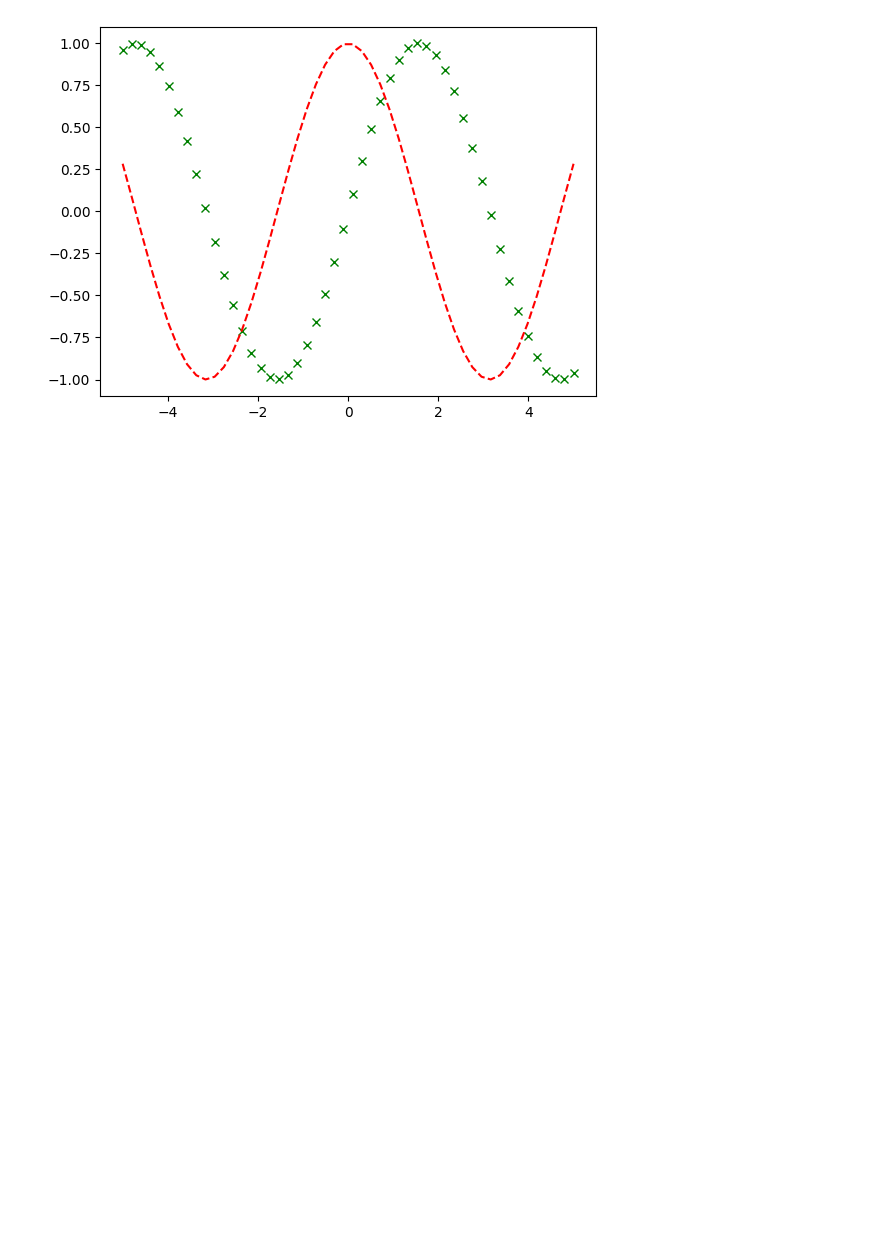
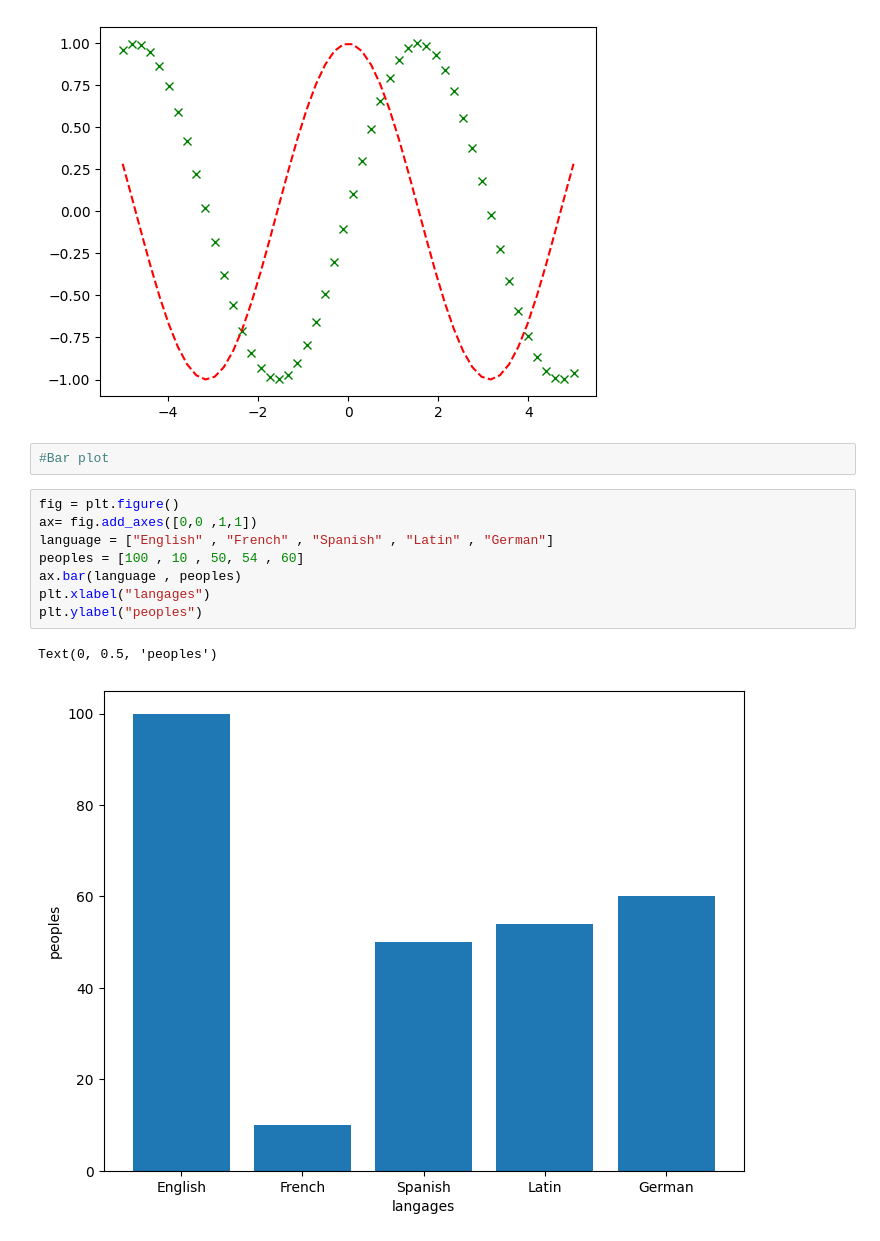
Before and after one commit to dilancodecircle-star/ML-projects-, a Jupyter notebook: matplotlib/tutorial.ipynb, the cells around one changed output. Drawn from its saved outputs; the diff is of its cells as text; blank space fills up the shorter version.

Commit message:
plot barchart

```diff
--- a/matplotlib/tutorial.ipynb
+++ b/matplotlib/tutorial.ipynb
@@ -127,3 +127,16 @@ plt.plot(x , np.cos(x) , 'r--')
 plt.show()
 # %% [output]
 [figure]
+# %%
+#Bar plot
+# %%
+fig = plt.figure()
+ax= fig.add_axes([0,0 ,1,1])
+language = ["English" , "French" , "Spanish" , "Latin" , "German"]
+peoples = [100 , 10 , 50, 54 , 60]
+ax.bar(language , peoples)
+plt.xlabel("langages")
+plt.ylabel("peoples")
+# %% [output]
+Text(0, 0.5, 'peoples')
+[figure, added]
```
